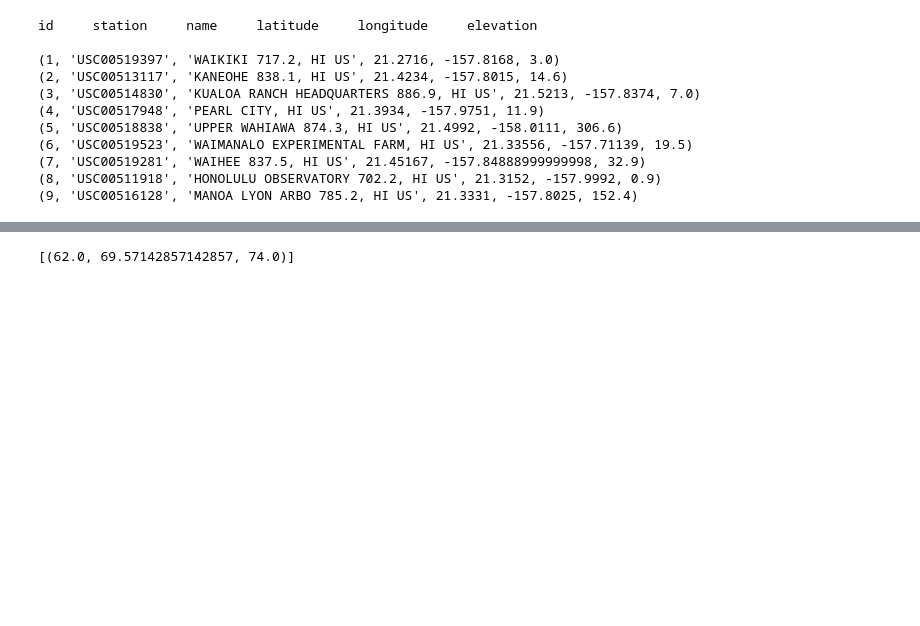
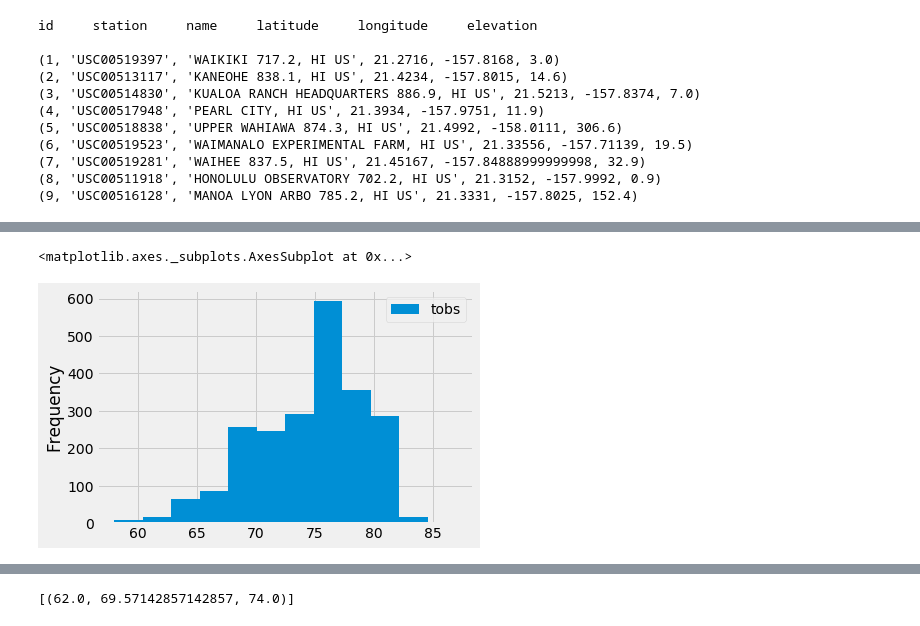
Before and after one commit to skhan4321/sql_alchemy_homework, a Jupyter notebook: climate_starter_working_copy.ipynb, the cells around one changed output, grey strips where cells are left out. Cells and saved outputs as stored; diff of their text form; code cells hidden in the pictures; blank space fills up the shorter version.

Commit message:
add in histogram

```diff
--- a/climate_starter_working_copy.ipynb
+++ b/climate_starter_working_copy.ipynb
@@ -302,3 +333,9 @@ station_df
 | 2017-08-23 | 76.0 |
 2230 rows × 1 columns
 [interactive output not drawn]
+# %%
+#creating a histogram
+station_df.plot.hist(by='station', bins=12)
+# %% [output]
+<matplotlib.axes._subplots.AxesSubplot at 0x...>
+[figure, added]
```
Also changed, not shown: parts of 16 cells of this notebook.
